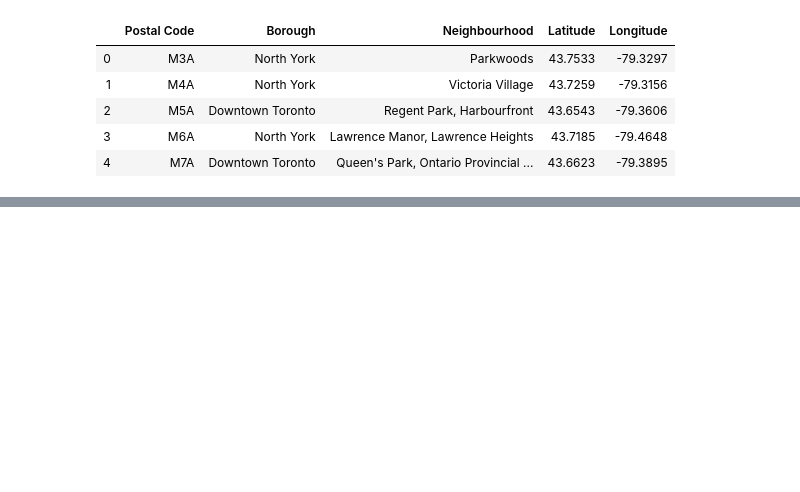
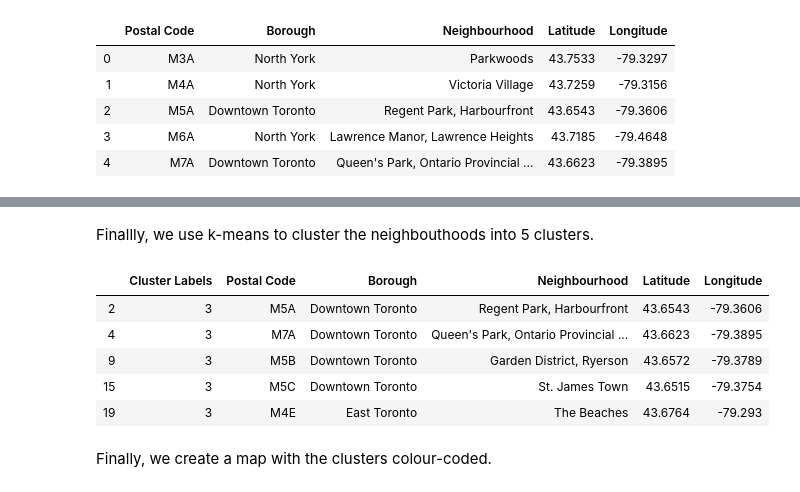
Before and after one commit to esperanza-garijo/Coursera_Capstone, a Jupyter notebook: neighbourhoods.ipynb, the cells around one changed output, grey strips where cells are left out. Saved outputs shown, nothing was run; the diff lists cells and outputs as text; code cells hidden in the pictures; blank space fills up the shorter version.

```diff
--- a/neighbourhoods.ipynb
+++ b/neighbourhoods.ipynb
@@ -135,0 +269,27 @@ df_neigh.head()
+# %% [markdown]
+Finallly, we use k-means to cluster the neighbouthoods into 5 clusters.
+# %%
+# Set number of clusters
+kclusters = 5
+
+toronto_grouped_clustering = toronto_grouped.drop('Neighborhood', 1)
+
+# Run k-means clustering
+kmeans = KMeans(n_clusters=kclusters, random_state=0).fit(toronto_grouped_clustering)
+
+# Check cluster labels generated for each row in the dataframe
+kmeans.labels_[0:10]
+
+# Add column of clusters into neighbouthoods dataframe
+toronto_df.insert(0, 'Cluster Labels', kmeans.labels_)
+
+toronto_df.head()
+# %% [output]
+|  | Cluster Labels | Postal Code | Borough | Neighbourhood | Latitude | Longitude |
+| 2 | 3 | M5A | Downtown Toronto | Regent Park, Harbourfront | 43.6543 | -79.3606 |
+| 4 | 3 | M7A | Downtown Toronto | Queen's Park, Ontario Provincial ... | 43.6623 | -79.3895 |
+| 9 | 3 | M5B | Downtown Toronto | Garden District, Ryerson | 43.6572 | -79.3789 |
+| 15 | 3 | M5C | Downtown Toronto | St. James Town | 43.6515 | -79.3754 |
+| 19 | 3 | M4E | East Toronto | The Beaches | 43.6764 | -79.293 |
+# %% [markdown]
+Finally, we create a map with the clusters colour-coded.
```
Also changed, not shown: parts of 40 cells of this notebook.
